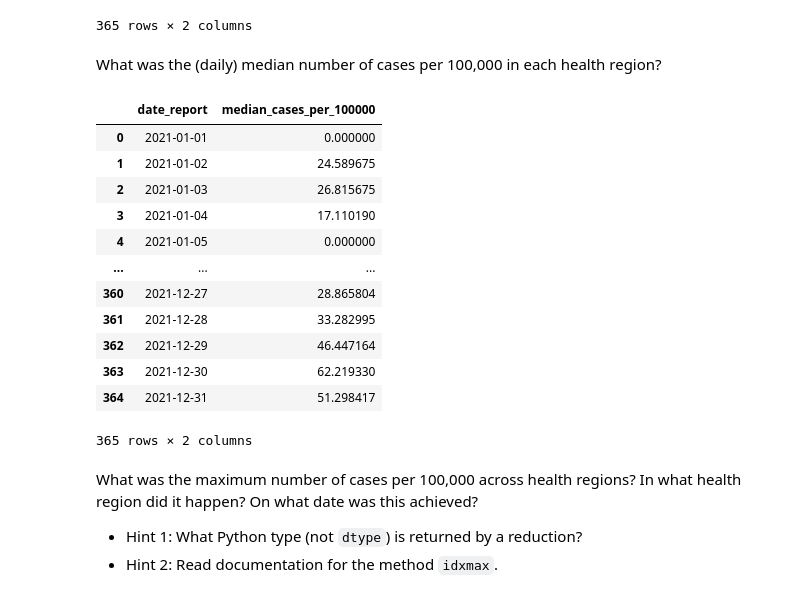
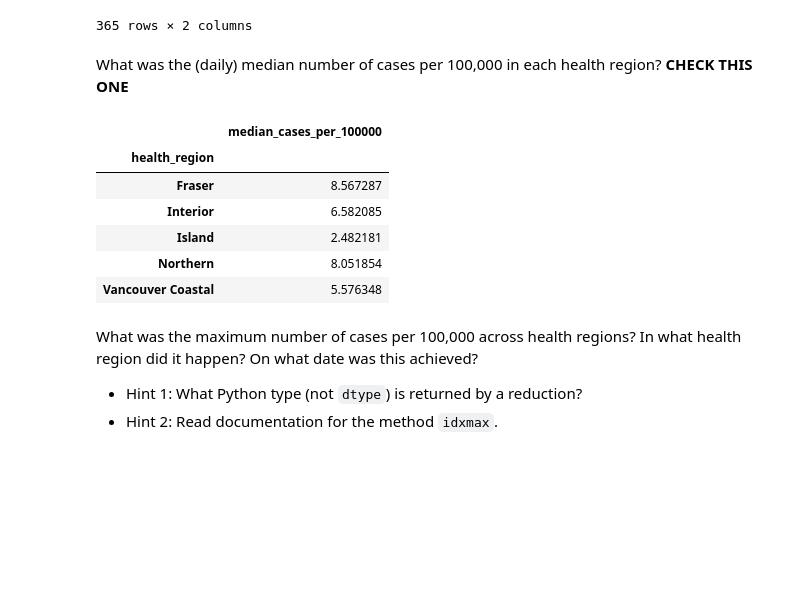
Before and after one commit to tonyliang19/ECON323_2023_Spring, a Jupyter notebook: problem_sets/problem_set_5_Luo_Liang.ipynb, the cells around one changed output. Saved outputs shown, nothing was run; the diff lists cells and outputs as text; code cells hidden in the pictures; blank space fills up the shorter version.

```diff
--- a/problem_sets/problem_set_5_Luo_Liang.ipynb
+++ b/problem_sets/problem_set_5_Luo_Liang.ipynb
@@ -99,28 +99,25 @@ min_cases_daily.to_frame(name="min_cases_per_100000").rename_axis("date_report")
 | 364 | 2021-12-31 | 39.740889 |
 365 rows × 2 columns
 # %% [markdown]
-What was the (daily) median number of cases per 100,000 in each health region?
+What was the (daily) median number of cases per 100,000 in each health region? **CHECK THIS ONE**
 # %%
 # Your code here
 # get the median cases at each date (Series) across health regions
-med_cases_daily = absolute_cases_bc.median(axis=1)
-# turns the median cases per region at each data (Series) to dataframe
-# and renaming columns
-med_cases_daily.to_frame(name="median_cases_per_100000").rename_axis("date_report").reset_index()
+# med_cases_daily = absolute_cases_bc.median(axis=1)
+# # turns the median cases per region at each data (Series) to dataframe
+# # and renaming columns
+# med_cases_daily.to_frame(name="median_cases_per_100000").rename_axis("date_report").reset_index()
+
+# OTHERWISE THIS ONE
+absolute_cases_bc.median().to_frame(name="median_cases_per_100000").rename_axis("health_region")
 # %% [output]
-|  | date_report | median_cases_per_100000 |
-| 0 | 2021-01-01 | 0.000000 |
-| 1 | 2021-01-02 | 24.589675 |
-| 2 | 2021-01-03 | 26.815675 |
-| 3 | 2021-01-04 | 17.110190 |
-| 4 | 2021-01-05 | 0.000000 |
-| ... | ... | ... |
-| 360 | 2021-12-27 | 28.865804 |
-| 361 | 2021-12-28 | 33.282995 |
-| 362 | 2021-12-29 | 46.447164 |
-| 363 | 2021-12-30 | 62.219330 |
-| 364 | 2021-12-31 | 51.298417 |
+|  | median_cases_per_100000 |
+| health_region |  |
+| Fraser | 8.567287 |
+| Interior | 6.582085 |
+| Island | 2.482181 |
+| Northern | 8.051854 |
+| Vancouver Coastal | 5.576348 |
-365 rows × 2 columns
 # %% [markdown]
 What was the maximum number of cases per 100,000 across health regions? In what health region did it happen? On what date was this achieved?
 
```
Also changed, not shown: parts of 17 cells of this notebook, 1 other file.
